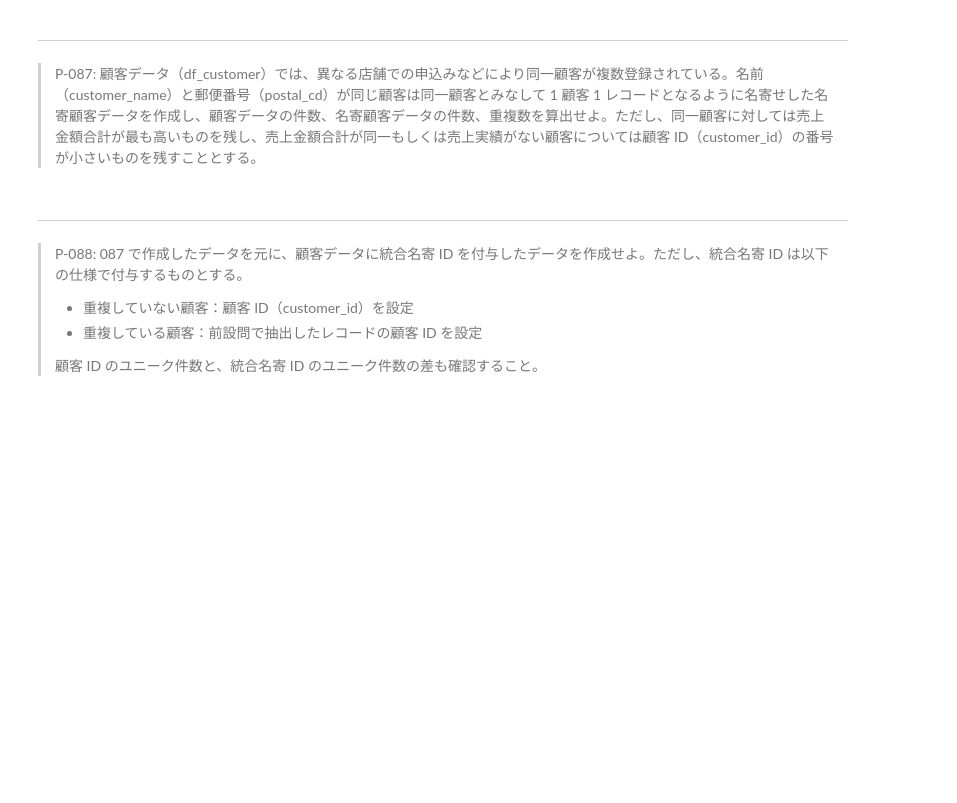
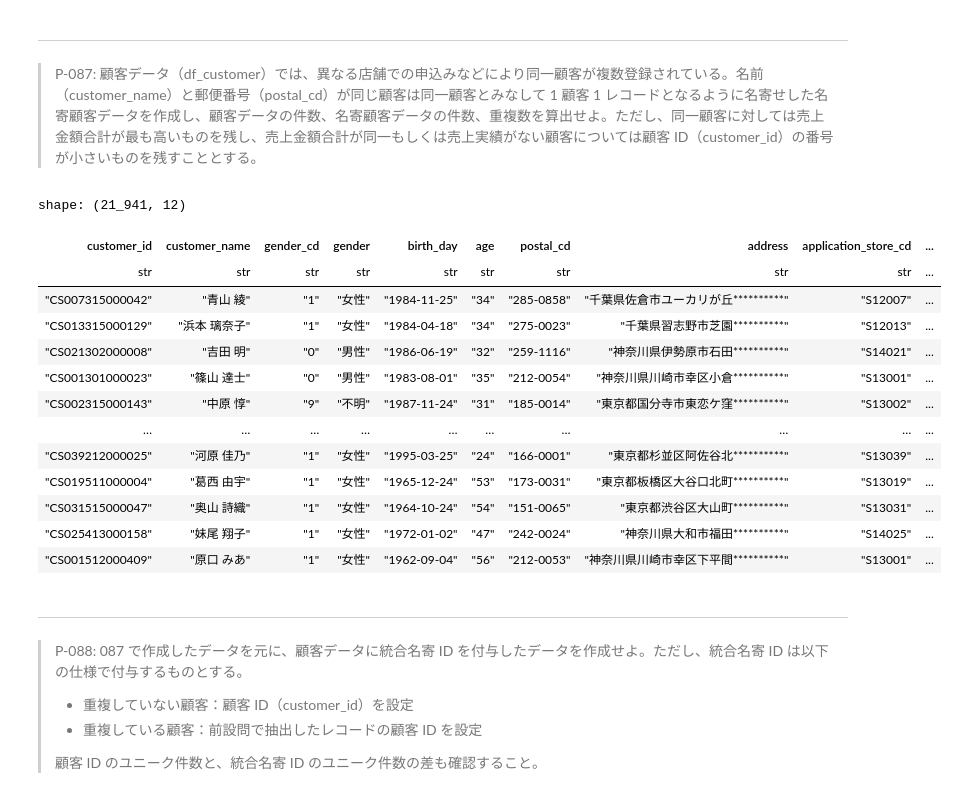
Before and after one commit to NMZ0429/ds_100knocks, a Jupyter notebook: content/100knocks-preprocess/docker/work/preprocess_knock_Python.ipynb, the cells around one changed output. Drawn from its saved outputs; the diff is of its cells as text; code cells hidden in the pictures; blank space fills up the shorter version.

```diff
--- a/content/100knocks-preprocess/docker/work/preprocess_knock_Python.ipynb
+++ b/content/100knocks-preprocess/docker/work/preprocess_knock_Python.ipynb
@@ -41,19 +41,12 @@ dtype = {
 }
 
 
-df_customer = pl.read_csv("../data/customer.csv")
-df_category = pl.read_csv("../data/category.csv")
-df_product = pl.read_csv("../data/product.csv")
-df_receipt = pl.read_csv("../data/receipt.csv")
-df_store = pl.read_csv("../data/store.csv")
-df_geocode = pl.read_csv("../data/geocode.csv")
-
-
-# cast column types
-for df in [df_customer, df_category, df_product, df_receipt, df_store, df_geocode]:
-    for col, col_type in dtype.items():
-        if col in df.columns:
-            df = df.select(pl.col(col).cast(pl.String).alias(col))
+df_customer = pl.read_csv("../data/customer.csv", infer_schema=False)
+df_category = pl.read_csv("../data/category.csv", infer_schema=False)
+df_product = pl.read_csv("../data/product.csv", infer_schema=False)
+df_receipt = pl.read_csv("../data/receipt.csv", infer_schema=False)
+df_store = pl.read_csv("../data/store.csv", infer_schema=False)
+df_geocode = pl.read_csv("../data/geocode.csv", infer_schema=False)
 # %% [markdown]
 # 演習問題
 # %% [markdown]
@@ -2064,6 +2161,35 @@ $$
 ---
 
 > P-087: 顧客データ（df_customer）では、異なる店舗での申込みなどにより同一顧客が複数登録されている。名前（customer_name）と郵便番号（postal_cd）が同じ顧客は同一顧客とみなして 1 顧客 1 レコードとなるように名寄せした名寄顧客データを作成し、顧客データの件数、名寄顧客データの件数、重複数を算出せよ。ただし、同一顧客に対しては売上金額合計が最も高いものを残し、売上金額合計が同一もしくは売上実績がない顧客については顧客 ID（customer_id）の番号が小さいものを残すこととする。
+# %%
+df_customer.join(
+    df_receipt.with_columns(pl.col("amount").cast(pl.Int64))
+    .group_by(
+        pl.col("customer_id"),
+    )
+    .agg(
+        pl.col("amount").sum().alias("sum_amount"),
+    ),
+    on="customer_id",
+    how="left",
+).sort(["sum_amount", "customer_id"], descending=[True, False]).unique(
+    subset=["customer_name", "postal_cd"], keep="first"
+)
+# %% [output]
+shape: (21_941, 12)
+| customer_id | customer_name | gender_cd | gender | birth_day | age | postal_cd | address | application_store_cd | ... |
+| str | str | str | str | str | str | str | str | str | ... |
+| "CS007315000042" | "青山 綾" | "1" | "女性" | "1984-11-25" | "34" | "285-0858" | "千葉県佐倉市ユーカリが丘**********" | "S12007" | ... |
+| "CS013315000129" | "浜本 璃奈子" | "1" | "女性" | "1984-04-18" | "34" | "275-0023" | "千葉県習志野市芝園**********" | "S12013" | ... |
+| "CS021302000008" | "吉田 明" | "0" | "男性" | "1986-06-19" | "32" | "259-1116" | "神奈川県伊勢原市石田**********" | "S14021" | ... |
+| "CS001301000023" | "篠山 達士" | "0" | "男性" | "1983-08-01" | "35" | "212-0054" | "神奈川県川崎市幸区小倉**********" | "S13001" | ... |
+| "CS002315000143" | "中原 惇" | "9" | "不明" | "1987-11-24" | "31" | "185-0014" | "東京都国分寺市東恋ケ窪**********" | "S13002" | ... |
+| … | … | … | … | … | … | … | … | … | ... |
+| "CS039212000025" | "河原 佳乃" | "1" | "女性" | "1995-03-25" | "24" | "166-0001" | "東京都杉並区阿佐谷北**********" | "S13039" | ... |
+| "CS019511000004" | "葛西 由宇" | "1" | "女性" | "1965-12-24" | "53" | "173-0031" | "東京都板橋区大谷口北町**********" | "S13019" | ... |
+| "CS031515000047" | "奥山 詩織" | "1" | "女性" | "1964-10-24" | "54" | "151-0065" | "東京都渋谷区大山町**********" | "S13031" | ... |
+| "CS025413000158" | "妹尾 翔子" | "1" | "女性" | "1972-01-02" | "47" | "242-0024" | "神奈川県大和市福田**********" | "S14025" | ... |
+| "CS001512000409" | "原口 みあ" | "1" | "女性" | "1962-09-04" | "56" | "212-0053" | "神奈川県川崎市幸区下平間**********" | "S13001" | ... |
 # %% [markdown]
 ---
 
```
Also changed, not shown: parts of 7 cells of this notebook.
